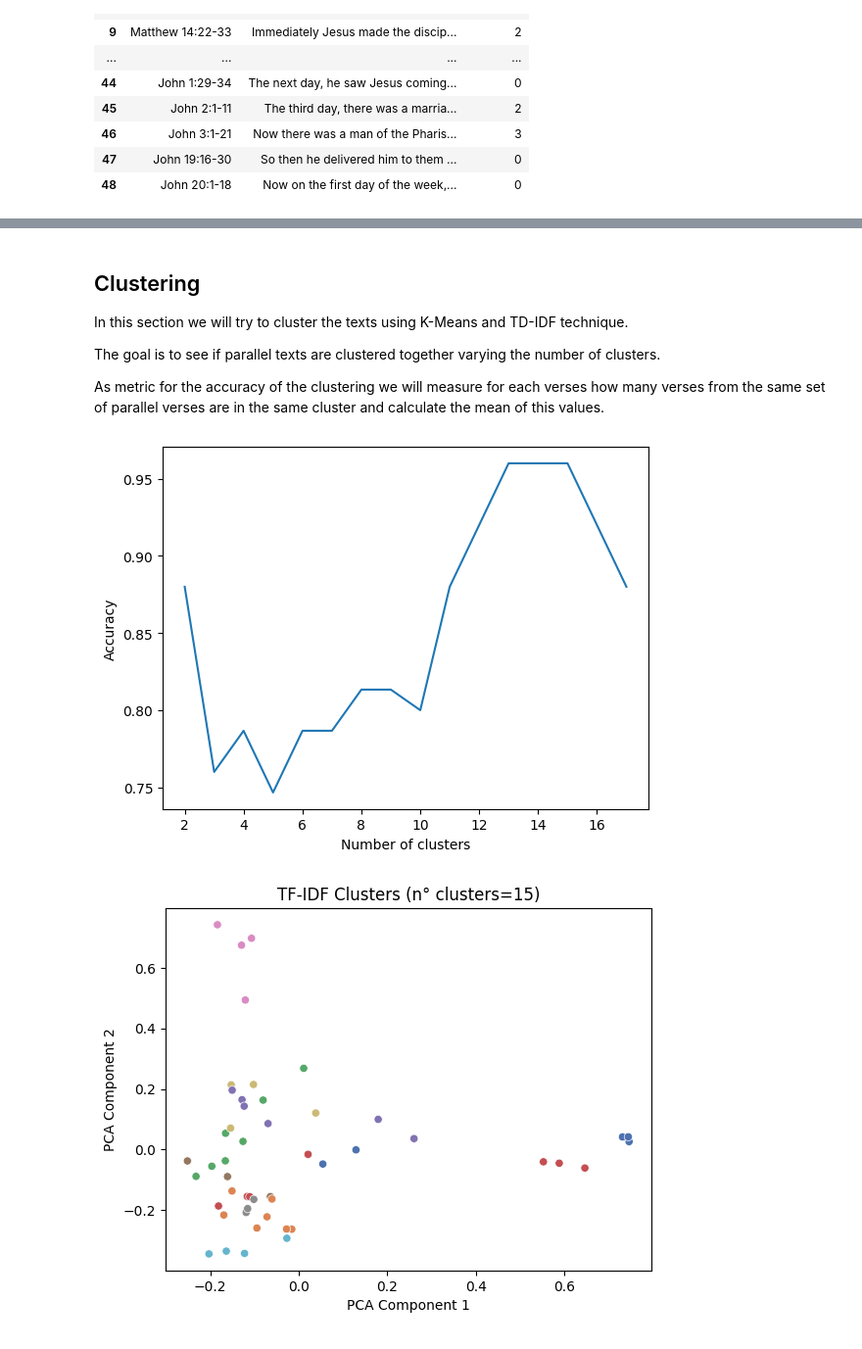
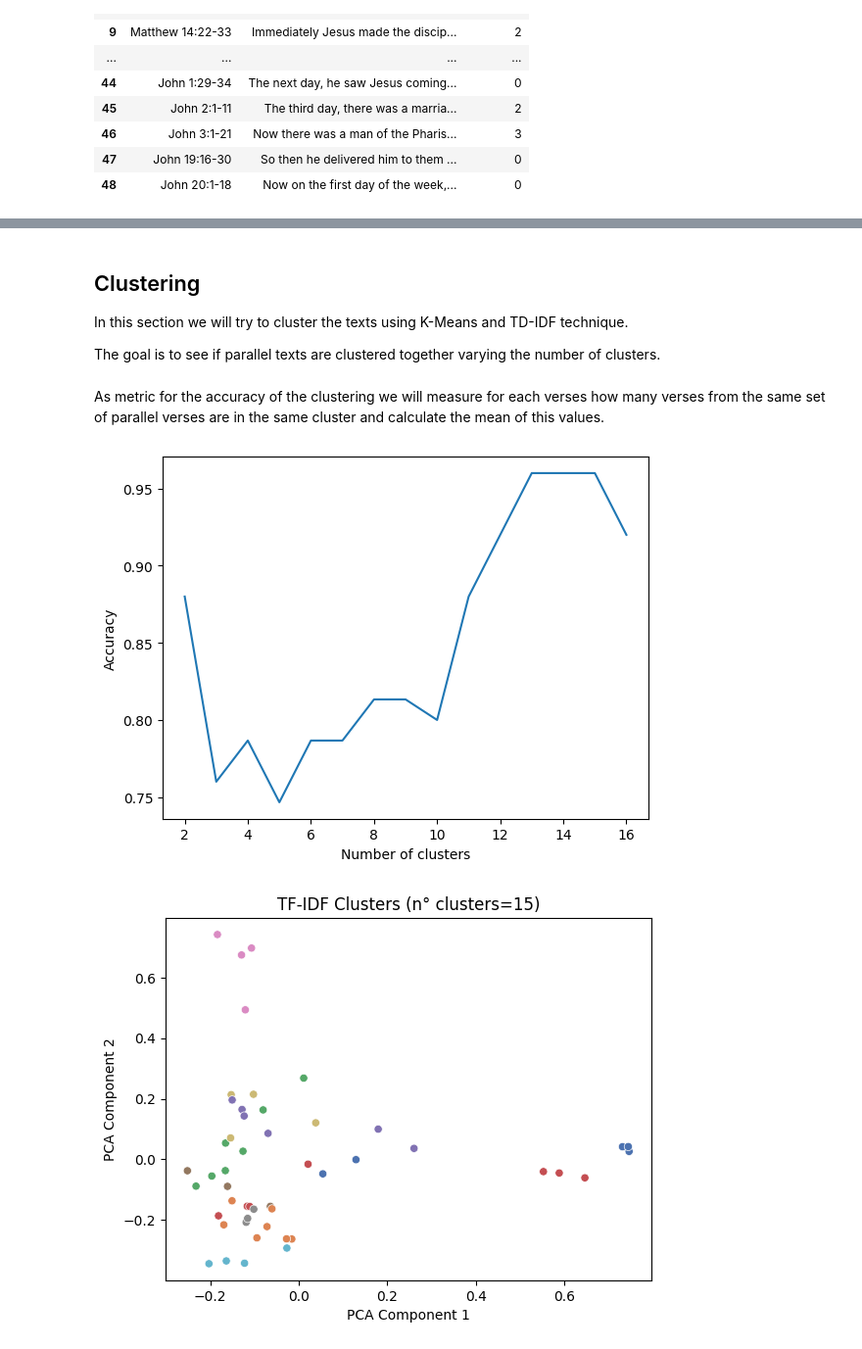
Before and after one commit to rik1599/advanced-data-science-2023, a Jupyter notebook: bible-nlp/bible-nlp.ipynb, the cells around one changed output, grey strips where cells are left out. Shown: that part at 98% size. Drawn from its saved outputs; the diff is of its cells as text; code cells hidden in the pictures.

```diff
--- a/bible-nlp/bible-nlp.ipynb
+++ b/bible-nlp/bible-nlp.ipynb
@@ -271,8 +272,6 @@ The main problem of this comparison is that the result of this models are not de
 In this section we will try to cluster the texts using K-Means and TD-IDF technique.
 
 The goal is to see if parallel texts are clustered together varying the number of clusters.
-
-As metric for the accuracy of the clustering we will measure for each verses how many verses from the same set of parallel verses are in the same cluster and calculate the mean of this values.
 # %%
 PARALLELS = [
     {'Matthew 1:18-25', 'Luke 2:1-7'},                                      # Birth of Jesus
@@ -338,6 +337,8 @@ verses_df['tokens'] = verses_df['tokens'].apply(lambda x: ' '.join(x))
 
 vectorizer = TfidfVectorizer(ngram_range=(1, 2), min_df=5, max_df=0.95)
 X = vectorizer.fit_transform(verses_df['tokens'])
+# %% [markdown]
+As metric for the accuracy of the clustering we will measure for each verses how many verses from the same set of parallel verses are in the same cluster and calculate the mean of this values.
 # %%
 def clustering(df, n_clusters):
     kmeans = KMeans(n_clusters=n_clusters, random_state=1234567, n_init='auto').fit(X)
@@ -365,28 +366,28 @@ def clustering(df, n_clusters):
 # %%
 import matplotlib.pyplot as plt
 
-x_axis = range(2, len(PARALLELS)+1)
+x_axis = range(2, len(PARALLELS))
 y_axis = []
 
 best_accuracy = 0
 best_clusters = None
 best_n_clusters = 0
 best_fractions = None
 for i in x_axis:
     accuracy, fractions, clusters = clustering(verses_df, i)
     if accuracy >= best_accuracy:
         best_accuracy = accuracy
         best_clusters = clusters
         best_n_clusters = i
         best_fractions = fractions
     y_axis.append(accuracy)
 
 plt.plot(x_axis, y_axis)
 plt.xlabel('Number of clusters')
 plt.ylabel('Accuracy')
 plt.show()
 # %% [output]
-[figure, old version]
+[figure, new version]
 # %%
 from sklearn.decomposition import PCA
 import seaborn as sns
```
Also changed, not shown: parts of 8 cells of this notebook, 1 other file.
